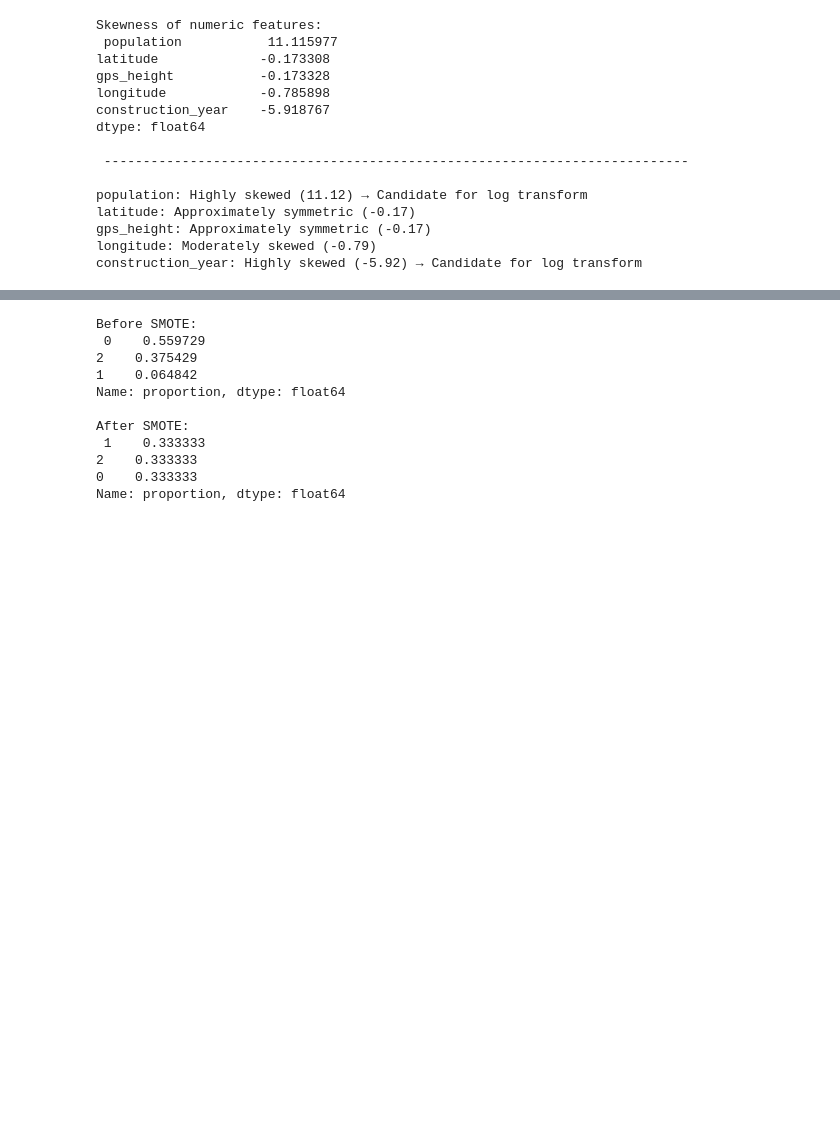
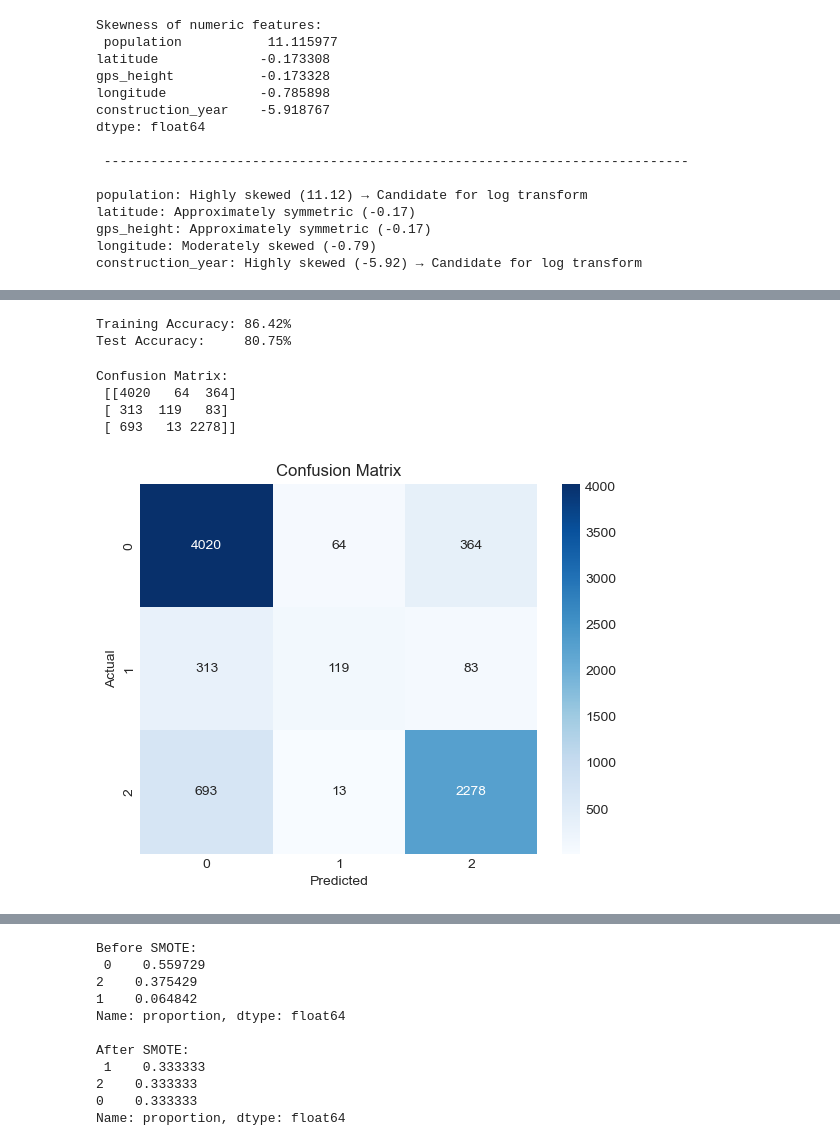
Before and after one commit to Vain-Guy/tanzania-water-well-status-prediction, a Jupyter notebook: Notebooks/CleaningAndEDA.ipynb, the cells around one changed output, grey strips where cells are left out. Drawn from its saved outputs; the diff is of its cells as text; code cells hidden in the pictures; blank space fills up the shorter version.

```diff
--- a/Notebooks/CleaningAndEDA.ipynb
+++ b/Notebooks/CleaningAndEDA.ipynb
@@ -3850,0 +3912,12 @@ weighted avg       0.73      0.74      0.71      7947
+# %%
+# Instantiate model
+vanilla_boost = XGBClassifier(
+    objective='multi:softprob',
+    num_class=len(np.unique(y_train)),
+    eval_metric='mlogloss',
+    use_label_encoder=False,
+    random_state=42
+)
+
+# Fit model
+vanilla_boost.fit(x_train, y_train)
@@ -3850,0 +3936,33 @@ weighted avg       0.73      0.74      0.71      7947
+# %%
+# Predict
+y_pred = vanilla_boost.predict(x_test)
+
+# Training accuracy
+train_accuracy = vanilla_boost.score(x_train, y_train) * 100
+
+# Test accuracy
+test_accuracy = accuracy_score(y_test, y_pred) * 100
+
+# Display neatly
+print(f"Training Accuracy: {train_accuracy:.2f}%")
+print(f"Test Accuracy:     {test_accuracy:.2f}%")
+# %% [output]
+Training Accuracy: 86.42%
+Test Accuracy:     80.75%
+# %%
+# Check Confusion Matrix
+vanilla_matrix2 = confusion_matrix(y_test, y_pred)
+print("Confusion Matrix:\n", confusion_matrix(y_test, y_pred))
+
+# Visualise the confusion matrix
+sns.heatmap(vanilla_matrix2, annot=True, fmt='d', cmap='Blues')
+plt.xlabel('Predicted')
+plt.ylabel('Actual')
+plt.title('Confusion Matrix')
+plt.show()
+# %% [output]
+Confusion Matrix:
+ [[4020   64  364]
+ [ 313  119   83]
+ [ 693   13 2278]]
+[figure, added]
```
Also changed, not shown: parts of 121 cells of this notebook.
